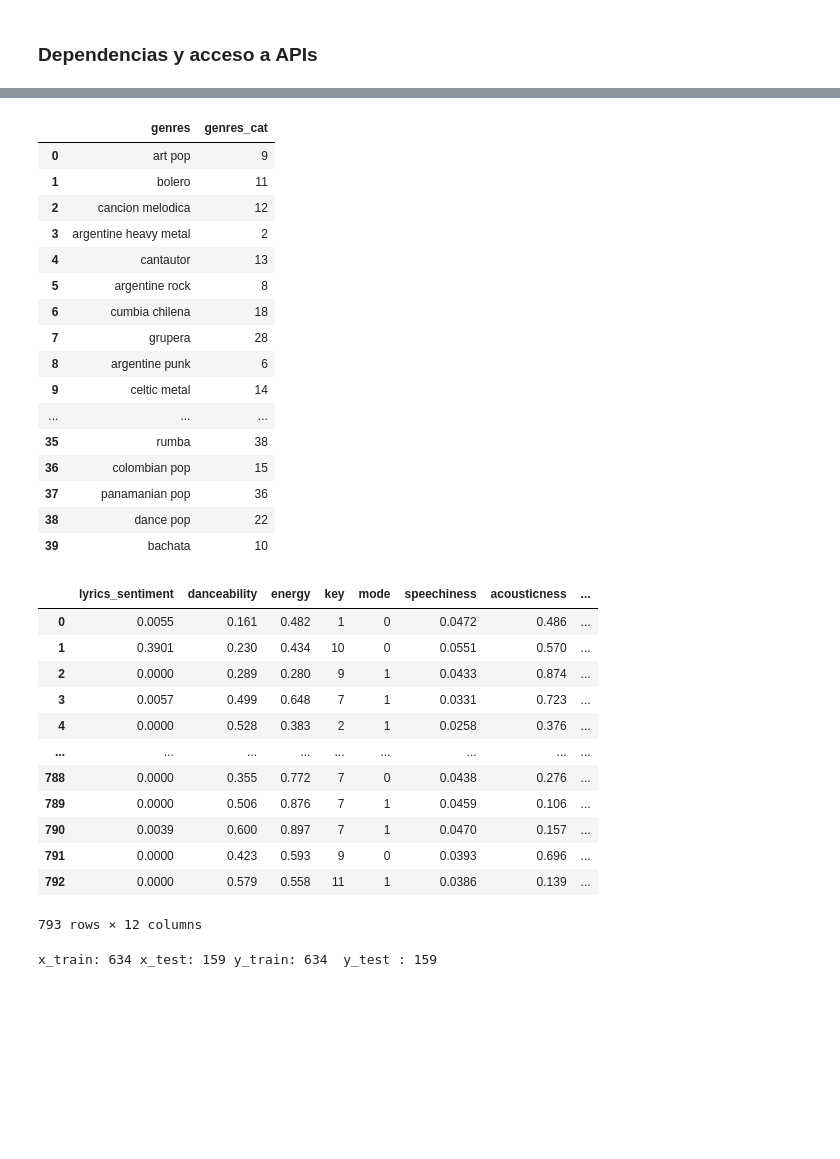
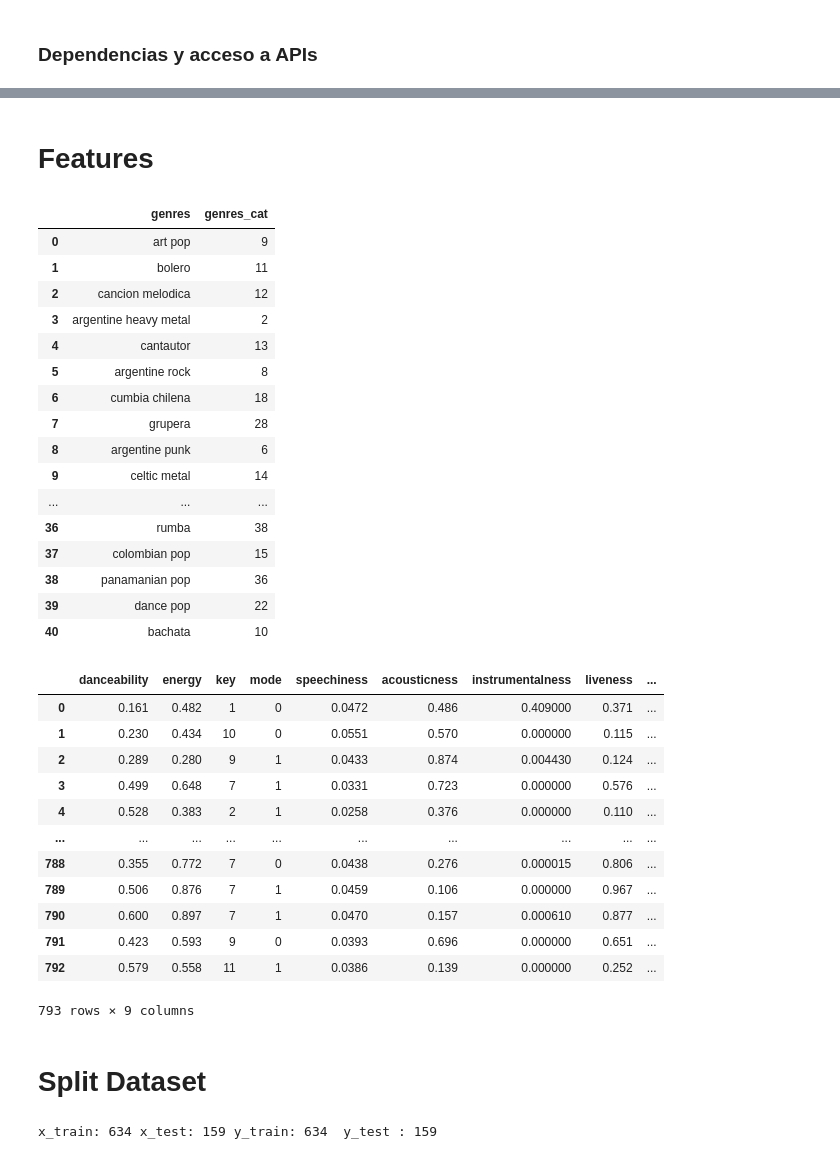
Before and after one commit to igutierrez-projects/IA-project-classify-tracks, a Jupyter notebook: TP_3_Mentoria_2020-Copy1.ipynb, the cells around one changed output, grey strips where cells are left out. Saved outputs shown, nothing was run; the diff lists cells and outputs as text; code cells hidden in the pictures; blank space fills up the shorter version.

Commit message:
Modelos

```diff
--- a/TP_3_Mentoria_2020-Copy1.ipynb
+++ b/TP_3_Mentoria_2020-Copy1.ipynb
@@ -68,4 +85,10 @@ csv_folder_path = './TP_3_CSV_Files/{}'
 # %%
+def parse_string_to_list(text):
+    return text.strip("[]").replace("'","").split(", ")
+
 df_song_base = pd.read_csv(csv_folder_path.format('songs_base_with_lyrics_sanitized_final.csv'),sep='#',
-                          converters={"genres": lambda x: x.strip("[]").replace("'","").split(", ")}
+                          converters={"genres": lambda x: parse_string_to_list(x),
+                                      "artists": lambda x: parse_string_to_list(x),
+                                     }
                          )
+df_song_base.head()
@@ -153,6 +152,9 @@ df_model = df_full_original.copy()
 df_model['genres'] = df_model['genres'].apply(lambda x : x[0])
 df_model["genres"] = df_model["genres"].astype('category')
 df_model["genres_cat"] = df_model["genres"].cat.codes
+for index, row in df_model.iterrows():
+    if row.artists[0] == 'Rodrigo':
+        df_model['genres'][index] = 'cuarteto'
 df_model.head()
 # %% [output]
 |  | song_name | song_id | artists | artists_id | album_name | album_id | audio_features | genres | ... |
@@ -165,3 +188,5 @@ df_model.head()
+# %% [markdown]
+# Features
 # %%
 df_category = df_model[['genres','genres_cat']]
 df_category = df_category.drop_duplicates(keep='first', ignore_index=True)
@@ -179,29 +204,36 @@ df_category
 | 8 | argentine punk | 6 |
 | 9 | celtic metal | 14 |
 | ... | ... | ... |
-| 35 | rumba | 38 |
-| 36 | colombian pop | 15 |
-| 37 | panamanian pop | 36 |
-| 38 | dance pop | 22 |
-| 39 | bachata | 10 |
+| 36 | rumba | 38 |
+| 37 | colombian pop | 15 |
+| 38 | panamanian pop | 36 |
+| 39 | dance pop | 22 |
+| 40 | bachata | 10 |
 # %%
-data_frame = df_model[['lyrics_sentiment','danceability',
+data_frame = df_model[['danceability',
                        'energy','key','mode',
                        'speechiness','acousticness','instrumentalness',
-                       'liveness','valence','tempo','genres_cat']]
+                       'liveness','genres_cat']]
+
+#['lyrics_sentiment','danceability',
+#                       'energy','key','mode',
+#                       'speechiness','acousticness','instrumentalness',
+#                       'liveness','valence','tempo','genres_cat']
 data_frame
 # %% [output]
-|  | lyrics_sentiment | danceability | energy | key | mode | speechiness | acousticness | ... |
-| 0 | 0.0055 | 0.161 | 0.482 | 1 | 0 | 0.0472 | 0.486 | ... |
-| 1 | 0.3901 | 0.230 | 0.434 | 10 | 0 | 0.0551 | 0.570 | ... |
-| 2 | 0.0000 | 0.289 | 0.280 | 9 | 1 | 0.0433 | 0.874 | ... |
-| 3 | 0.0057 | 0.499 | 0.648 | 7 | 1 | 0.0331 | 0.723 | ... |
-| 4 | 0.0000 | 0.528 | 0.383 | 2 | 1 | 0.0258 | 0.376 | ... |
-| ... | ... | ... | ... | ... | ... | ... | ... | ... |
-| 788 | 0.0000 | 0.355 | 0.772 | 7 | 0 | 0.0438 | 0.276 | ... |
-| 789 | 0.0000 | 0.506 | 0.876 | 7 | 1 | 0.0459 | 0.106 | ... |
-| 790 | 0.0039 | 0.600 | 0.897 | 7 | 1 | 0.0470 | 0.157 | ... |
-| 791 | 0.0000 | 0.423 | 0.593 | 9 | 0 | 0.0393 | 0.696 | ... |
-| 792 | 0.0000 | 0.579 | 0.558 | 11 | 1 | 0.0386 | 0.139 | ... |
+|  | danceability | energy | key | mode | speechiness | acousticness | instrumentalness | liveness | ... |
+| 0 | 0.161 | 0.482 | 1 | 0 | 0.0472 | 0.486 | 0.409000 | 0.371 | ... |
+| 1 | 0.230 | 0.434 | 10 | 0 | 0.0551 | 0.570 | 0.000000 | 0.115 | ... |
+| 2 | 0.289 | 0.280 | 9 | 1 | 0.0433 | 0.874 | 0.004430 | 0.124 | ... |
+| 3 | 0.499 | 0.648 | 7 | 1 | 0.0331 | 0.723 | 0.000000 | 0.576 | ... |
+| 4 | 0.528 | 0.383 | 2 | 1 | 0.0258 | 0.376 | 0.000000 | 0.110 | ... |
+| ... | ... | ... | ... | ... | ... | ... | ... | ... | ... |
+| 788 | 0.355 | 0.772 | 7 | 0 | 0.0438 | 0.276 | 0.000015 | 0.806 | ... |
+| 789 | 0.506 | 0.876 | 7 | 1 | 0.0459 | 0.106 | 0.000000 | 0.967 | ... |
+| 790 | 0.600 | 0.897 | 7 | 1 | 0.0470 | 0.157 | 0.000610 | 0.877 | ... |
+| 791 | 0.423 | 0.593 | 9 | 0 | 0.0393 | 0.696 | 0.000000 | 0.651 | ... |
+| 792 | 0.579 | 0.558 | 11 | 1 | 0.0386 | 0.139 | 0.000000 | 0.252 | ... |
-793 rows × 12 columns
+793 rows × 9 columns
+# %% [markdown]
+# Split Dataset
 # %%
```
Also changed, not shown: parts of 22 cells of this notebook.
